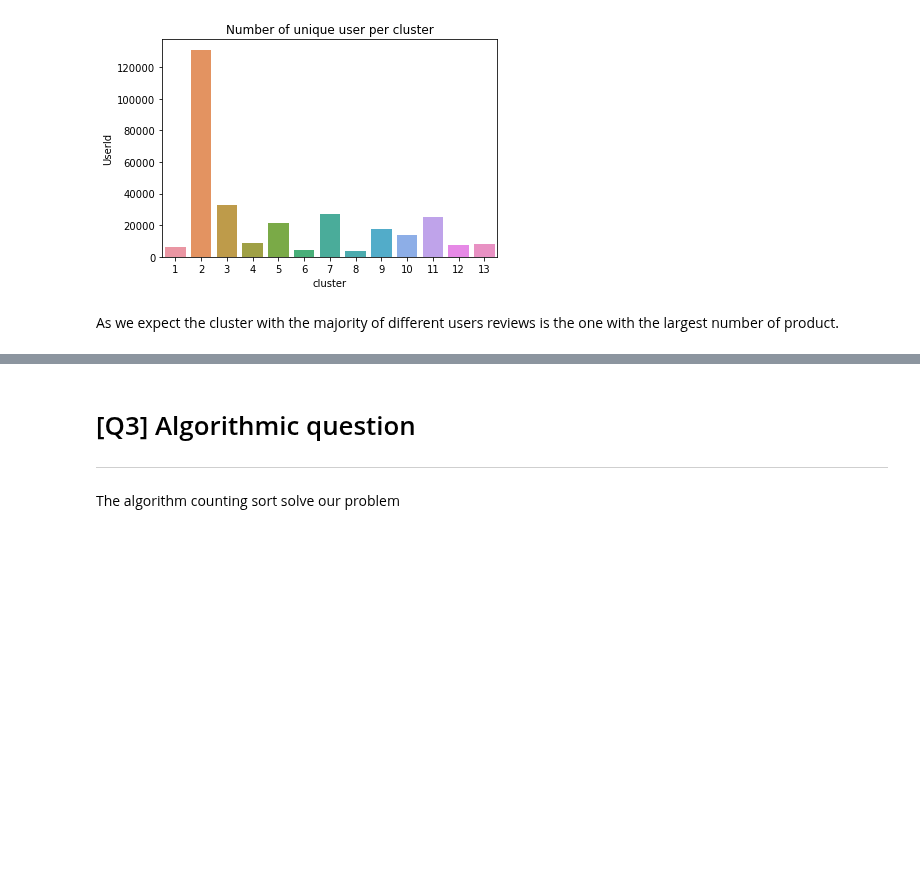
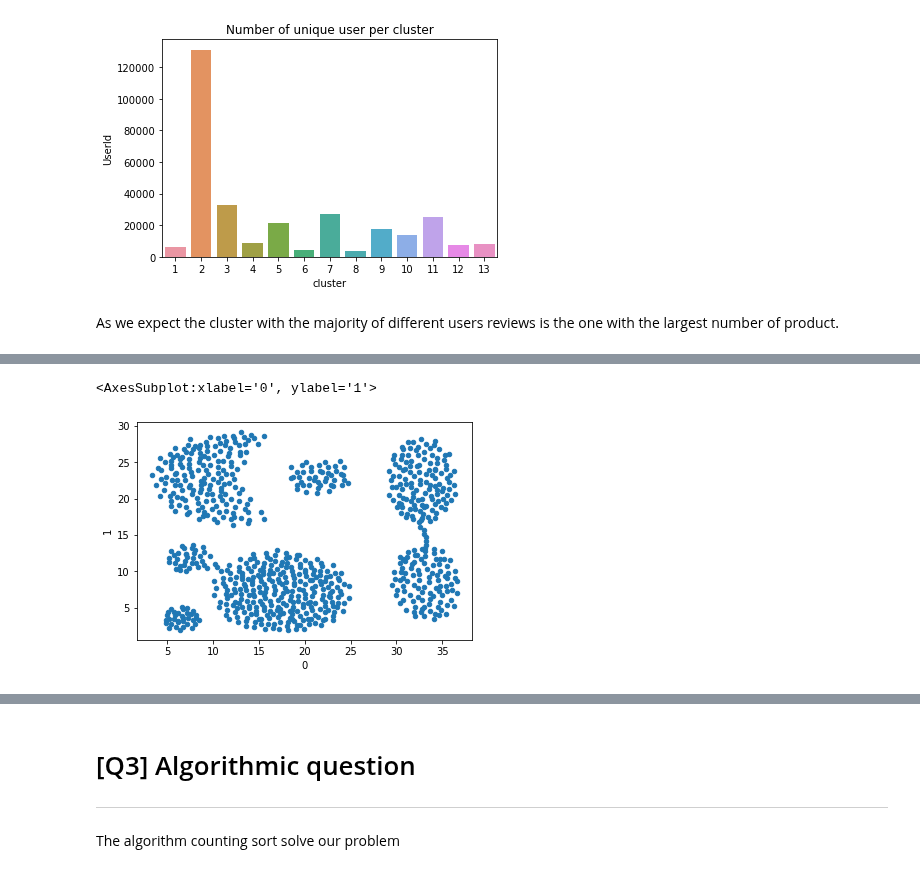
Before and after one commit to domenicocinque/ADM-HW4, a Jupyter notebook: main.ipynb, the cells around one changed output, grey strips where cells are left out. Saved outputs shown, nothing was run; the diff lists cells and outputs as text; code cells hidden in the pictures; blank space fills up the shorter version.

```diff
--- a/main.ipynb
+++ b/main.ipynb
@@ -747,0 +757,4 @@ As we expect the cluster with the majority of different users reviews is the one
+# %%
+cols = ['x','y','label']
+df = pd.read_csv('Aggregation.txt', sep = '\t', header=None, names=cols)
+df.head()
@@ -747,0 +768,5 @@ As we expect the cluster with the majority of different users reviews is the one
+# %%
+df.plot(x=0,y=1,kind='scatter')
+# %% [output]
+<AxesSubplot:xlabel='0', ylabel='1'>
+[figure, added]
```
Also changed, not shown: parts of 14 cells of this notebook.
